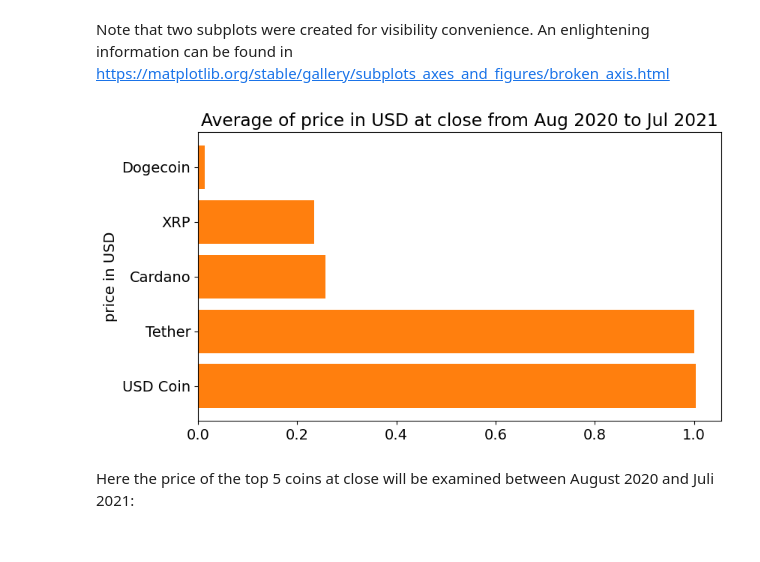
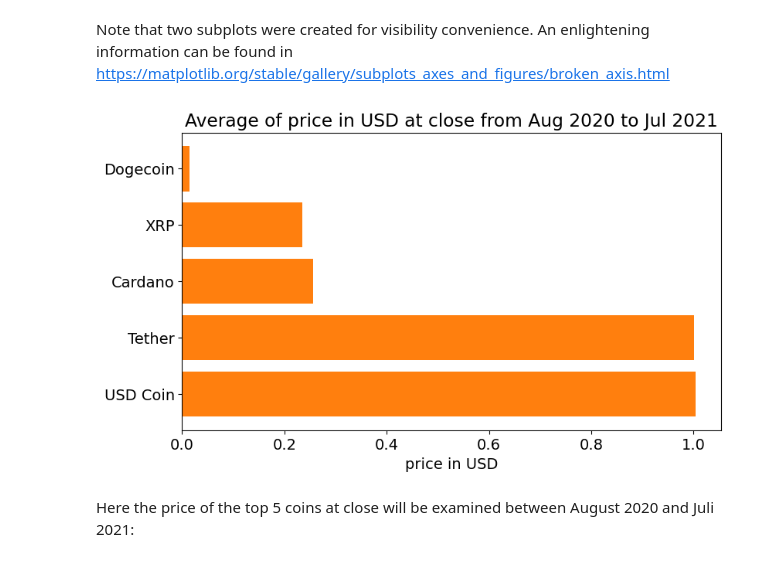
Before and after one commit to christos-golsouzidis/data_analysis, a Jupyter notebook: zerotopandas-course-project.ipynb, the cells around one changed output. Cells and saved outputs as stored; diff of their text form; code cells hidden in the pictures.

```diff
--- a/zerotopandas-course-project.ipynb
+++ b/zerotopandas-course-project.ipynb
@@ -373,11 +373,11 @@ https://matplotlib.org/stable/gallery/subplots_axes_and_figures/broken_axis.html
 # %%
 plt.barh(cryptos_sp_df2.index, cryptos_sp_df2.values)
 plt.barh(cryptos_sp_df2.index, cryptos_sp_df2.values)
 
-plt.ylabel('price in USD')
+plt.xlabel('price in USD')
 plt.title('Average of price in USD at close from Aug 2020 to Jul 2021');
 # %% [output]
-[figure, old version]
+[figure, new version]
 # %% [markdown]
 Here the price of the top 5 coins at close will be examined between August 2020 and Juli 2021:
 # %%
```
Also changed, not shown: parts of 2 cells of this notebook.
